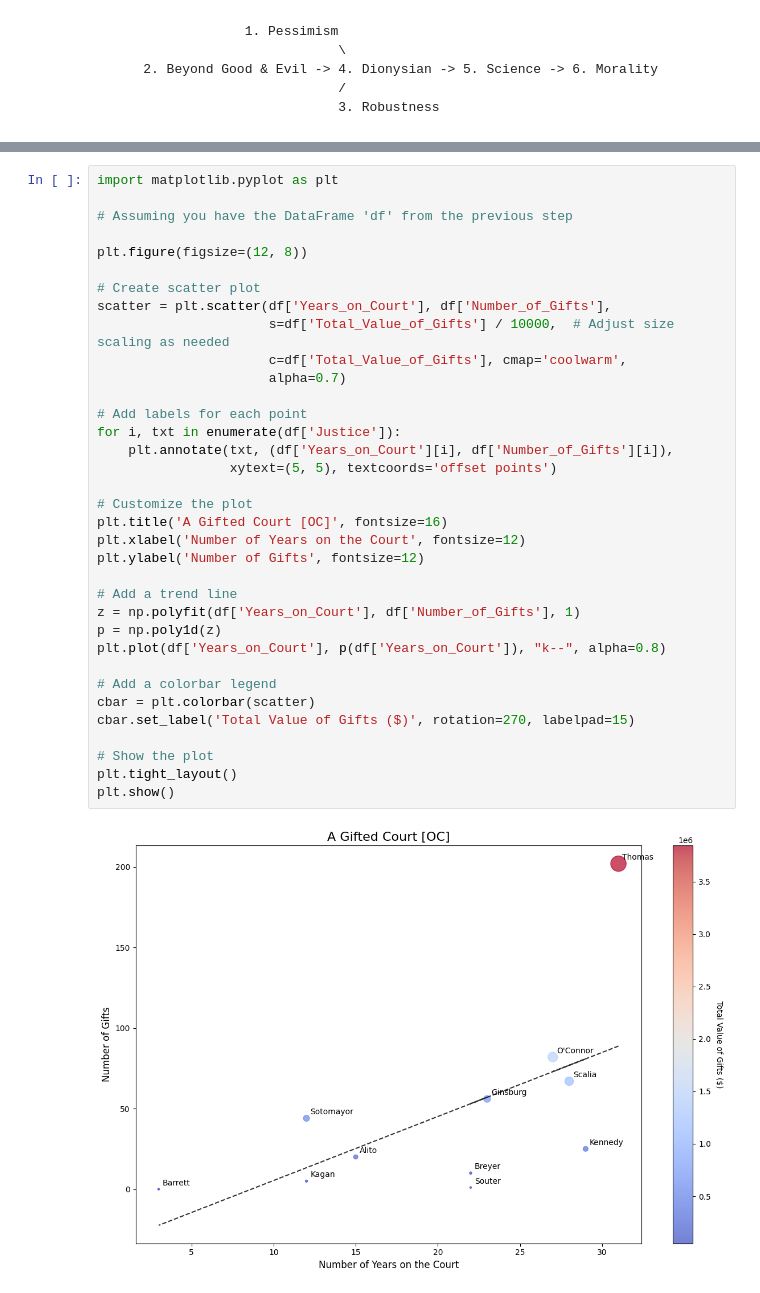
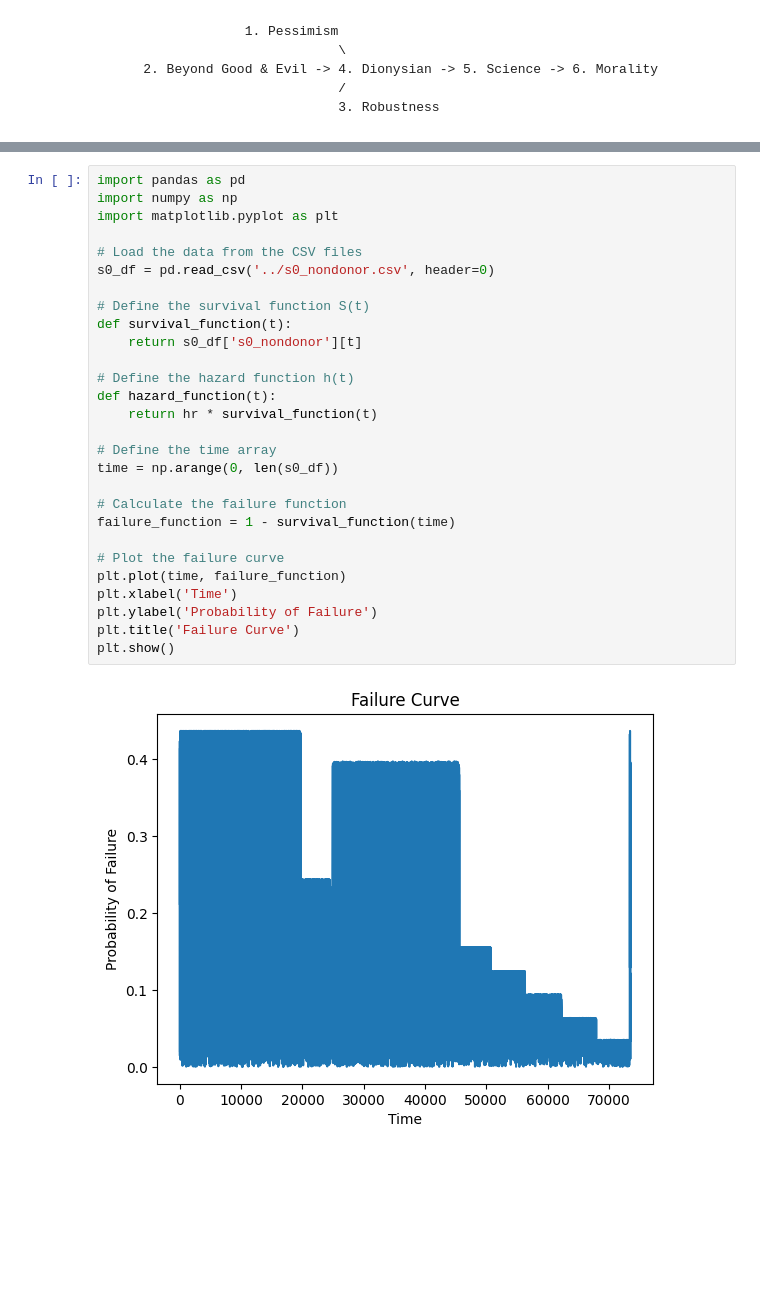
Before and after one commit to abikesa/workflow, a Jupyter notebook: py.ipynb, the cells around one changed output, grey strips where cells are left out. Drawn from its saved outputs; the diff is of its cells as text; blank space fills up the shorter version.

```diff
--- a/py.ipynb
+++ b/py.ipynb
@@ -220,37 +64,30 @@ print(df)
-# %%
-import matplotlib.pyplot as plt
-
-# Assuming you have the DataFrame 'df' from the previous step
-
-plt.figure(figsize=(12, 8))
-
-# Create scatter plot
-scatter = plt.scatter(df['Years_on_Court'], df['Number_of_Gifts'],
-                      s=df['Total_Value_of_Gifts'] / 10000,  # Adjust size scaling as needed
-                      c=df['Total_Value_of_Gifts'], cmap='coolwarm',
-                      alpha=0.7)
-
-# Add labels for each point
-for i, txt in enumerate(df['Justice']):
-    plt.annotate(txt, (df['Years_on_Court'][i], df['Number_of_Gifts'][i]),
-                 xytext=(5, 5), textcoords='offset points')
-
-# Customize the plot
-plt.title('A Gifted Court [OC]', fontsize=16)
-plt.xlabel('Number of Years on the Court', fontsize=12)
-plt.ylabel('Number of Gifts', fontsize=12)
-
-# Add a trend line
-z = np.polyfit(df['Years_on_Court'], df['Number_of_Gifts'], 1)
-p = np.poly1d(z)
-plt.plot(df['Years_on_Court'], p(df['Years_on_Court']), "k--", alpha=0.8)
-
-# Add a colorbar legend
-cbar = plt.colorbar(scatter)
-cbar.set_label('Total Value of Gifts ($)', rotation=270, labelpad=15)
-
-# Show the plot
-plt.tight_layout()
-plt.show()
-# %% [output]
-[figure, removed]
+# %%
+import pandas as pd
+import numpy as np
+import matplotlib.pyplot as plt
+
+# Load the data from the CSV files
+s0_df = pd.read_csv('../s0_nondonor.csv', header=0)
+
+# Define the survival function S(t)
+def survival_function(t):
+    return s0_df['s0_nondonor'][t]
+
+# Define the hazard function h(t)
+def hazard_function(t):
+    return hr * survival_function(t)
+
+# Define the time array
+time = np.arange(0, len(s0_df))
+
+# Calculate the failure function
+failure_function = 1 - survival_function(time)
+
+# Plot the failure curve
+plt.plot(time, failure_function)
+plt.xlabel('Time')
+plt.ylabel('Probability of Failure')
+plt.title('Failure Curve')
+plt.show()
+# %% [output]
+[figure, added]
```
Also changed, not shown: parts of 6 cells of this notebook, 39 other files.
